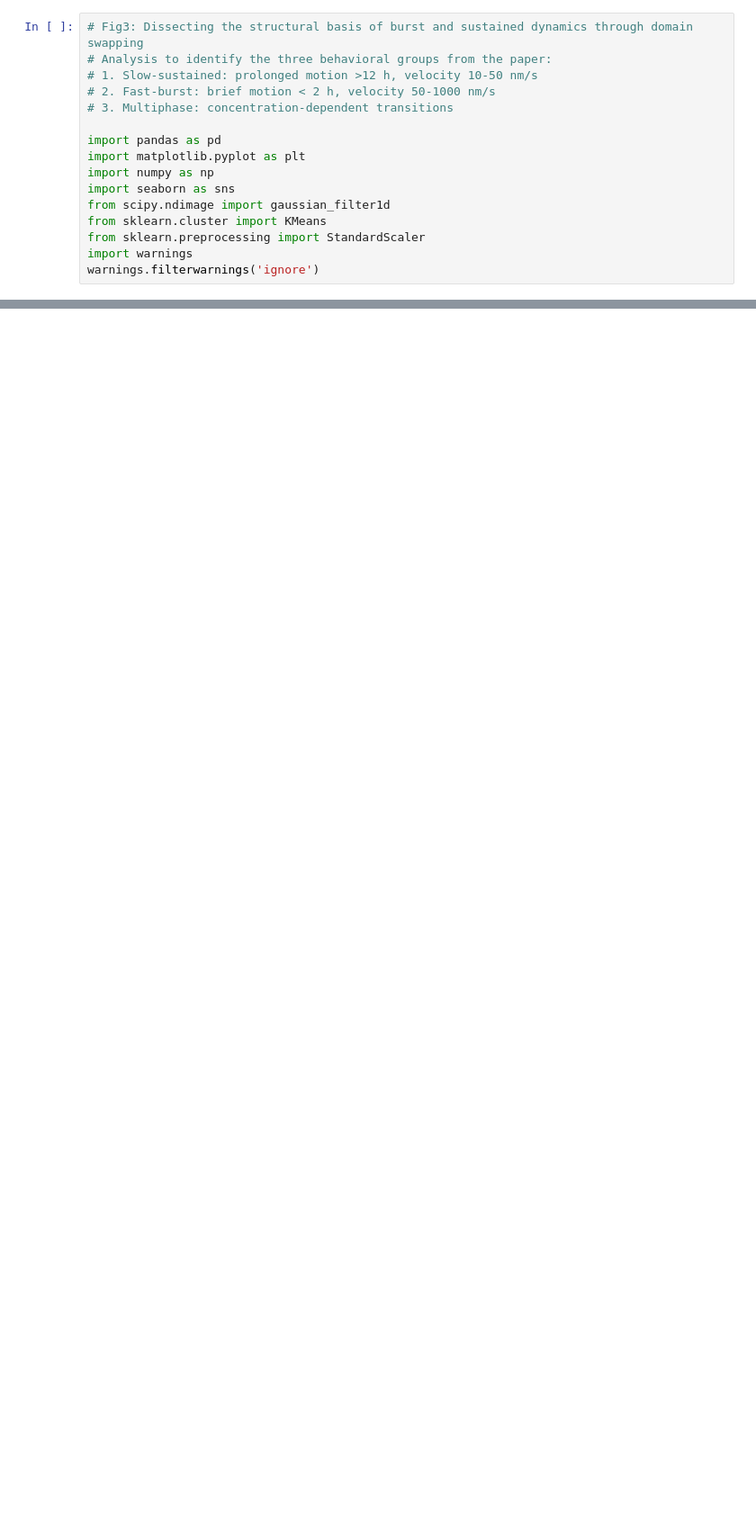
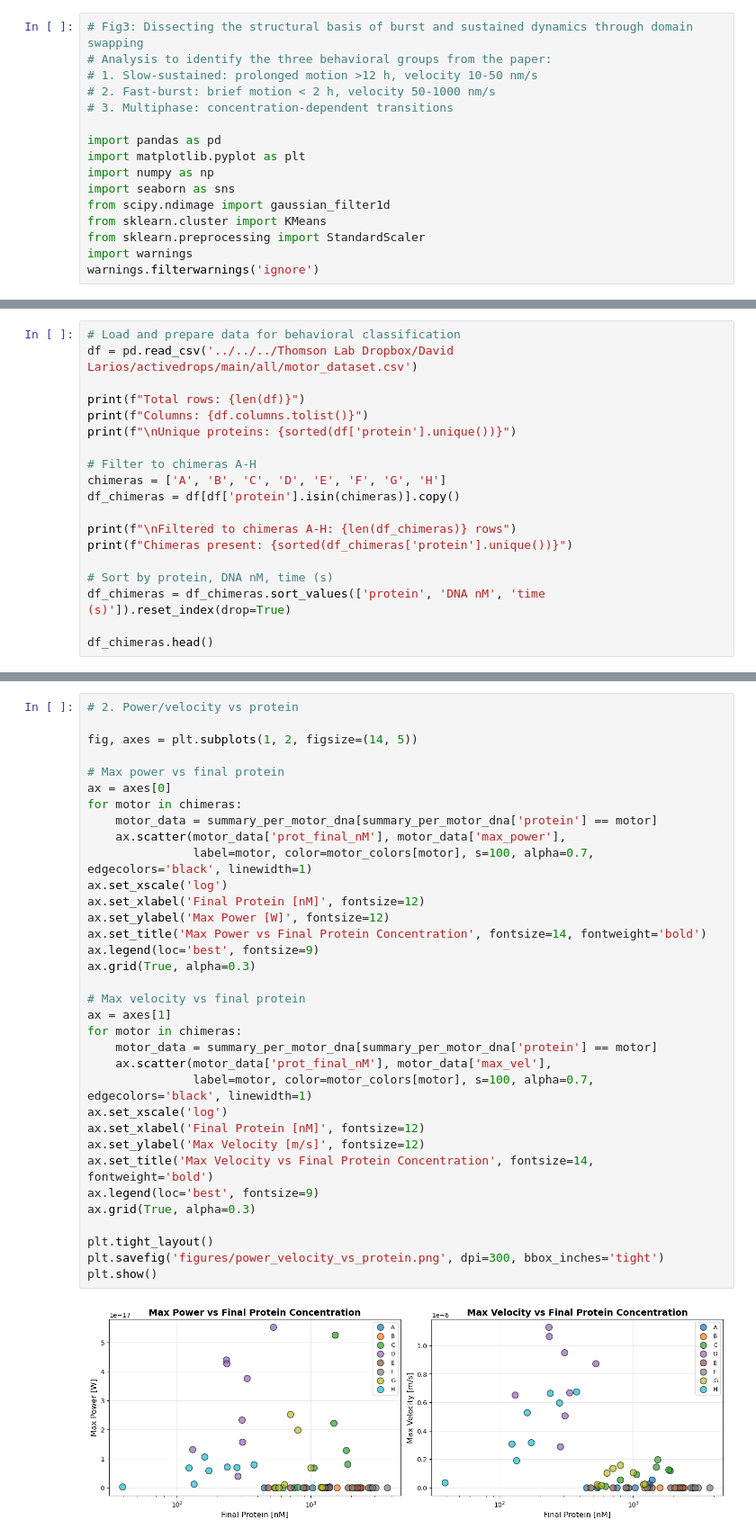
Before and after one commit to dalarios/activedrops, a Jupyter notebook: paper/plotting_clean copy.ipynb, the cells around one changed output, grey strips where cells are left out. Shown at 90% size. Drawn from its saved outputs; the diff is of its cells as text; blank space fills up the shorter version.

```diff
--- a/paper/plotting_clean copy.ipynb
+++ b/paper/plotting_clean copy.ipynb
@@ -1222,0 +17,19 @@ ValueError: array([0, 0, 0, 0, 1, 0, 0, 0, 1, 0, 0, 2], dtype=int32) is not a va
+# %%
+# Load and prepare data for behavioral classification
+df = pd.read_csv('../../../Thomson Lab Dropbox/David Larios/activedrops/main/all/motor_dataset.csv')
+
+print(f"Total rows: {len(df)}")
+print(f"Columns: {df.columns.tolist()}")
+print(f"\nUnique proteins: {sorted(df['protein'].unique())}")
+
+# Filter to chimeras A-H
+chimeras = ['A', 'B', 'C', 'D', 'E', 'F', 'G', 'H']
+df_chimeras = df[df['protein'].isin(chimeras)].copy()
+
+print(f"\nFiltered to chimeras A-H: {len(df_chimeras)} rows")
+print(f"Chimeras present: {sorted(df_chimeras['protein'].unique())}")
+
+# Sort by protein, DNA nM, time (s)
+df_chimeras = df_chimeras.sort_values(['protein', 'DNA nM', 'time (s)']).reset_index(drop=True)
+
+df_chimeras.head()
@@ -1222,0 +401,36 @@ ValueError: array([0, 0, 0, 0, 1, 0, 0, 0, 1, 0, 0, 2], dtype=int32) is not a va
+# %%
+# 2. Power/velocity vs protein
+
+fig, axes = plt.subplots(1, 2, figsize=(14, 5))
+
+# Max power vs final protein
+ax = axes[0]
+for motor in chimeras:
+    motor_data = summary_per_motor_dna[summary_per_motor_dna['protein'] == motor]
+    ax.scatter(motor_data['prot_final_nM'], motor_data['max_power'],
+               label=motor, color=motor_colors[motor], s=100, alpha=0.7, edgecolors='black', linewidth=1)
+ax.set_xscale('log')
+ax.set_xlabel('Final Protein [nM]', fontsize=12)
+ax.set_ylabel('Max Power [W]', fontsize=12)
+ax.set_title('Max Power vs Final Protein Concentration', fontsize=14, fontweight='bold')
+ax.legend(loc='best', fontsize=9)
+ax.grid(True, alpha=0.3)
+
+# Max velocity vs final protein
+ax = axes[1]
+for motor in chimeras:
+    motor_data = summary_per_motor_dna[summary_per_motor_dna['protein'] == motor]
+    ax.scatter(motor_data['prot_final_nM'], motor_data['max_vel'],
+               label=motor, color=motor_colors[motor], s=100, alpha=0.7, edgecolors='black', linewidth=1)
+ax.set_xscale('log')
+ax.set_xlabel('Final Protein [nM]', fontsize=12)
+ax.set_ylabel('Max Velocity [m/s]', fontsize=12)
+ax.set_title('Max Velocity vs Final Protein Concentration', fontsize=14, fontweight='bold')
+ax.legend(loc='best', fontsize=9)
+ax.grid(True, alpha=0.3)
+
+plt.tight_layout()
+plt.savefig('figures/power_velocity_vs_protein.png', dpi=300, bbox_inches='tight')
+plt.show()
+# %% [output]
+[figure, added]
```
Also changed, not shown: parts of 28 cells of this notebook, 26 other files.
